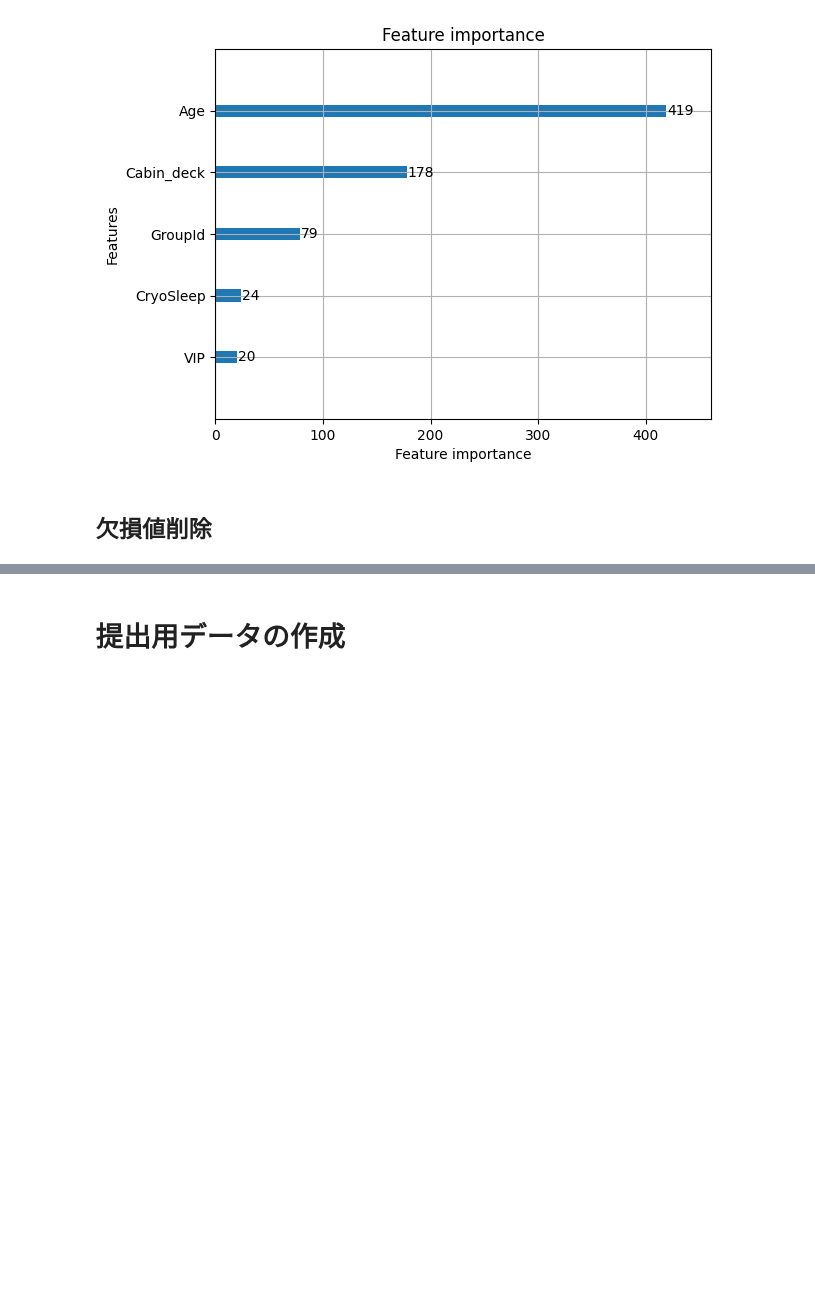
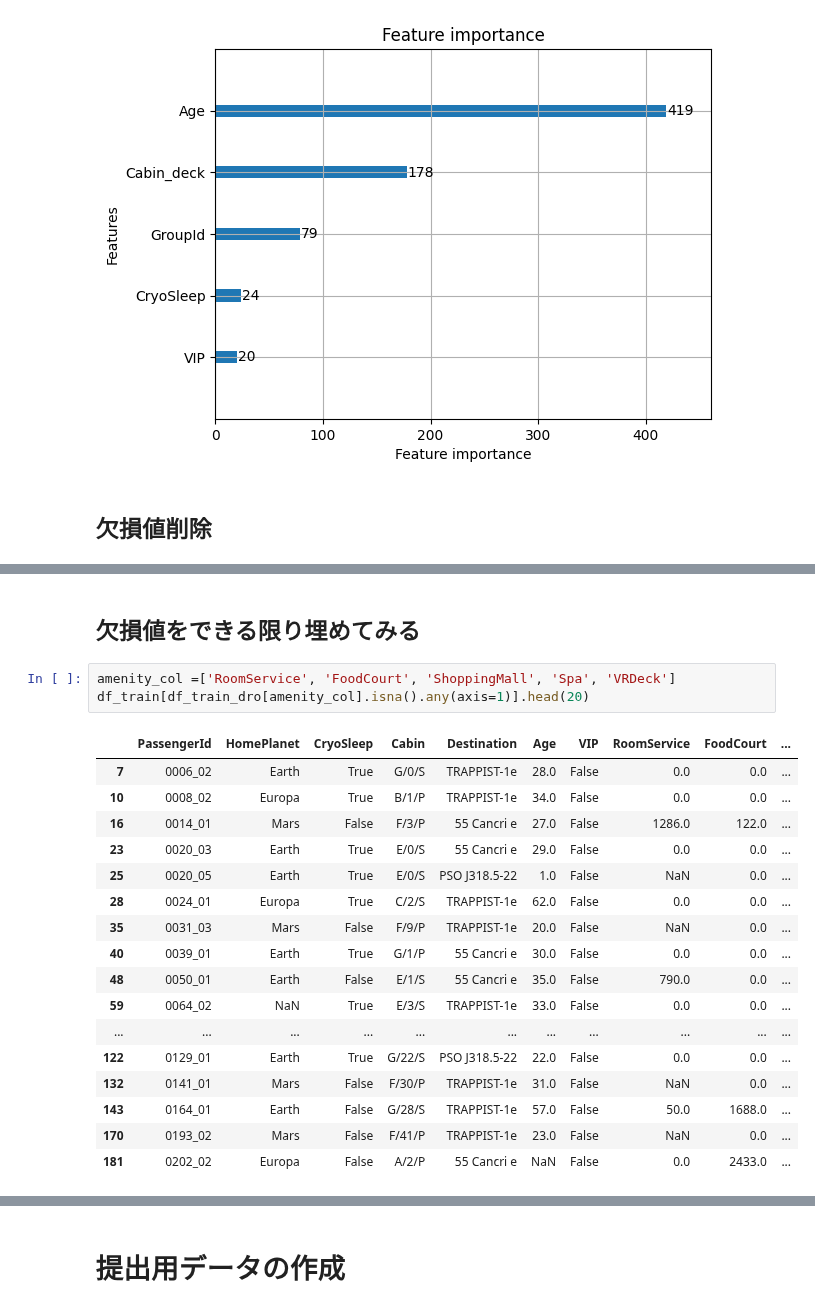
Before and after one commit to Masato-210831/For_study, a Jupyter notebook: Python_code/spaceship-titanic_kaggle.ipynb, the cells around one changed output, grey strips where cells are left out. Saved outputs shown, nothing was run; the diff lists cells and outputs as text; blank space fills up the shorter version.

```diff
--- a/Python_code/spaceship-titanic_kaggle.ipynb
+++ b/Python_code/spaceship-titanic_kaggle.ipynb
@@ -412,0 +423,23 @@ VRDeckなどの高級アメニティ関係がかなり重要になっている
+# %% [markdown]
+## 欠損値をできる限り埋めてみる
+# %%
+amenity_col =['RoomService', 'FoodCourt', 'ShoppingMall', 'Spa', 'VRDeck']
+df_train[df_train_dro[amenity_col].isna().any(axis=1)].head(20)
+# %% [output]
+|  | PassengerId | HomePlanet | CryoSleep | Cabin | Destination | Age | VIP | RoomService | FoodCourt | ... |
+| 7 | 0006_02 | Earth | True | G/0/S | TRAPPIST-1e | 28.0 | False | 0.0 | 0.0 | ... |
+| 10 | 0008_02 | Europa | True | B/1/P | TRAPPIST-1e | 34.0 | False | 0.0 | 0.0 | ... |
+| 16 | 0014_01 | Mars | False | F/3/P | 55 Cancri e | 27.0 | False | 1286.0 | 122.0 | ... |
+| 23 | 0020_03 | Earth | True | E/0/S | 55 Cancri e | 29.0 | False | 0.0 | 0.0 | ... |
+| 25 | 0020_05 | Earth | True | E/0/S | PSO J318.5-22 | 1.0 | False | NaN | 0.0 | ... |
+| 28 | 0024_01 | Europa | True | C/2/S | TRAPPIST-1e | 62.0 | False | 0.0 | 0.0 | ... |
+| 35 | 0031_03 | Mars | False | F/9/P | TRAPPIST-1e | 20.0 | False | NaN | 0.0 | ... |
+| 40 | 0039_01 | Earth | True | G/1/P | 55 Cancri e | 30.0 | False | 0.0 | 0.0 | ... |
+| 48 | 0050_01 | Earth | False | E/1/S | 55 Cancri e | 35.0 | False | 790.0 | 0.0 | ... |
+| 59 | 0064_02 | NaN | True | E/3/S | TRAPPIST-1e | 33.0 | False | 0.0 | 0.0 | ... |
+| ... | ... | ... | ... | ... | ... | ... | ... | ... | ... | ... |
+| 122 | 0129_01 | Earth | True | G/22/S | PSO J318.5-22 | 22.0 | False | 0.0 | 0.0 | ... |
+| 132 | 0141_01 | Mars | False | F/30/P | TRAPPIST-1e | 31.0 | False | NaN | 0.0 | ... |
+| 143 | 0164_01 | Earth | False | G/28/S | TRAPPIST-1e | 57.0 | False | 50.0 | 1688.0 | ... |
+| 170 | 0193_02 | Mars | False | F/41/P | TRAPPIST-1e | 23.0 | False | NaN | 0.0 | ... |
+| 181 | 0202_02 | Europa | False | A/2/P | 55 Cancri e | NaN | False | 0.0 | 2433.0 | ... |
```
Also changed, not shown: parts of 9 cells of this notebook.
